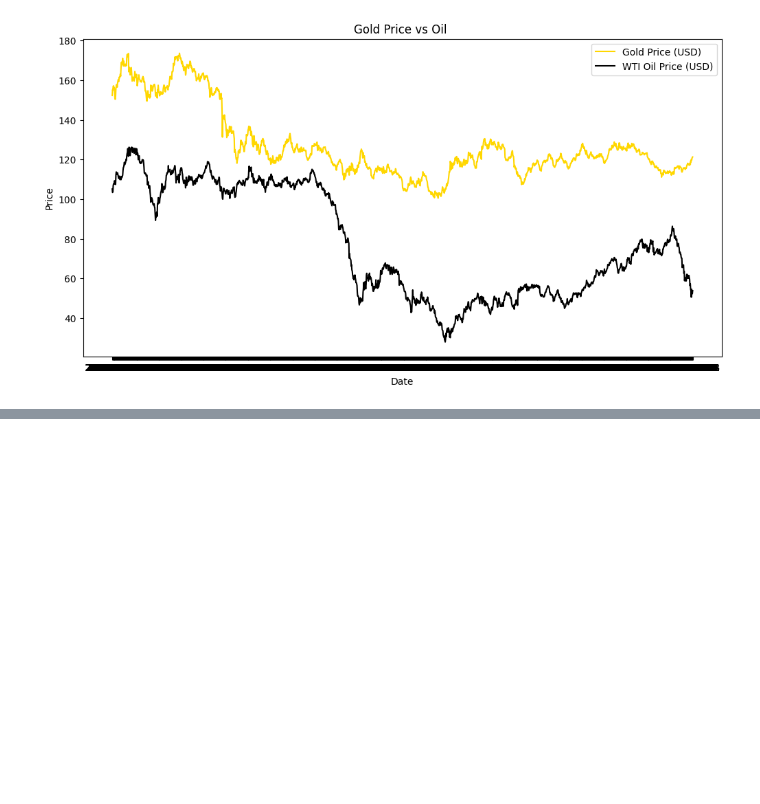
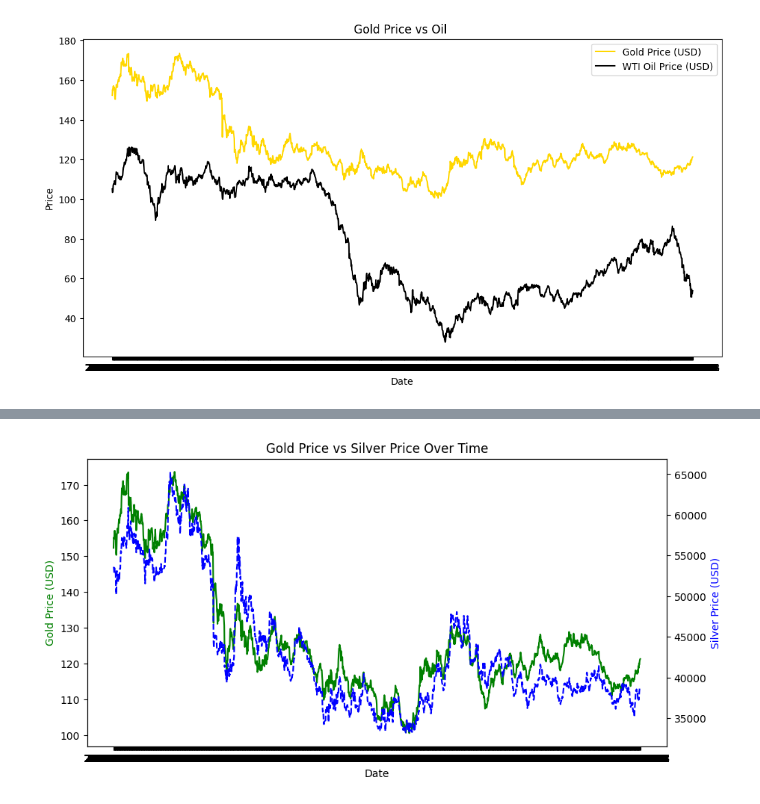
Before and after one commit to aiaaee/Gold-Price-Prediction, a Jupyter notebook: Gold_Price_Prediction.ipynb, the cells around one changed output, grey strips where cells are left out. Saved outputs shown, nothing was run; the diff lists cells and outputs as text; code cells hidden in the pictures; blank space fills up the shorter version.

```diff
--- a/Gold_Price_Prediction.ipynb
+++ b/Gold_Price_Prediction.ipynb
@@ -115,0 +156,15 @@ plt.show()
+# %%
+fig, ax1 = plt.subplots(figsize=(10,5))
+
+ax2 = ax1.twinx()
+ax1.plot(data['Date'], data['Close'], 'g-', label="Gold Price")
+ax2.plot(data['Date'], data['SF_Price'], 'b--', label="Silver Price")
+
+ax1.set_xlabel("Date")
+ax1.set_ylabel("Gold Price (USD)", color='g')
+ax2.set_ylabel("Silver Price (USD)", color='b')
+
+plt.title("Gold Price vs Silver Price Over Time")
+plt.show()
+# %% [output]
+[figure, added]
```
Also changed, not shown: parts of 22 cells of this notebook.
